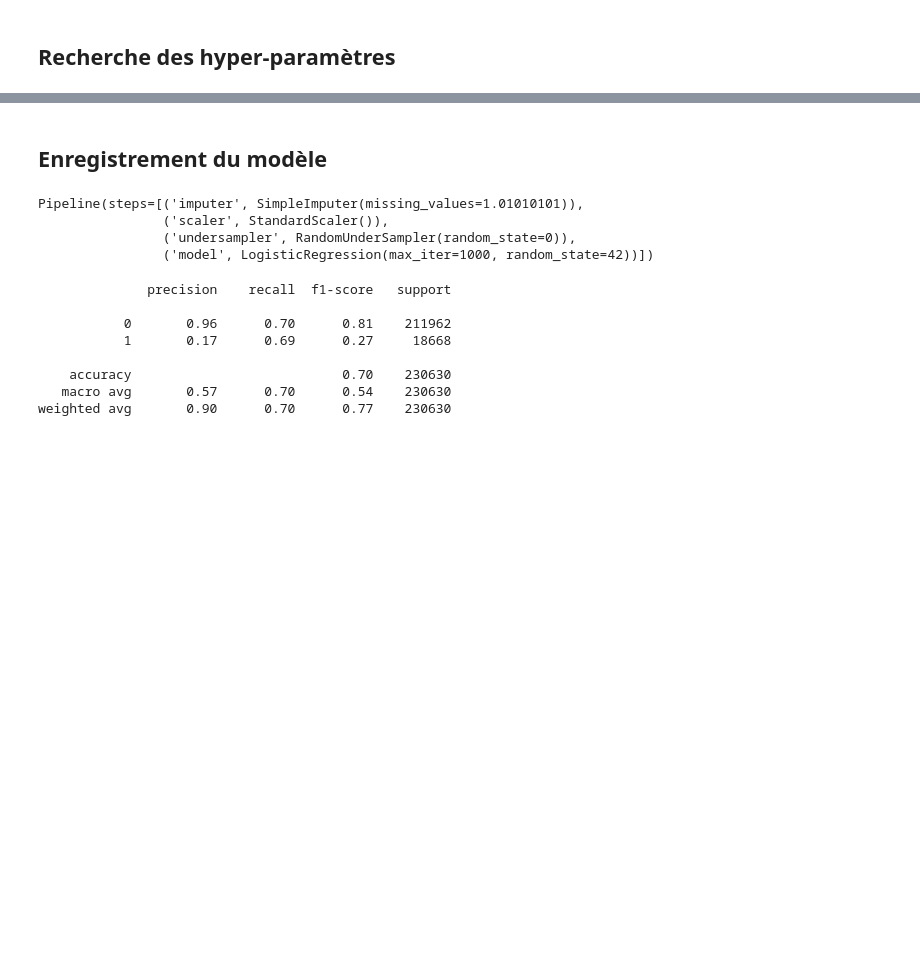
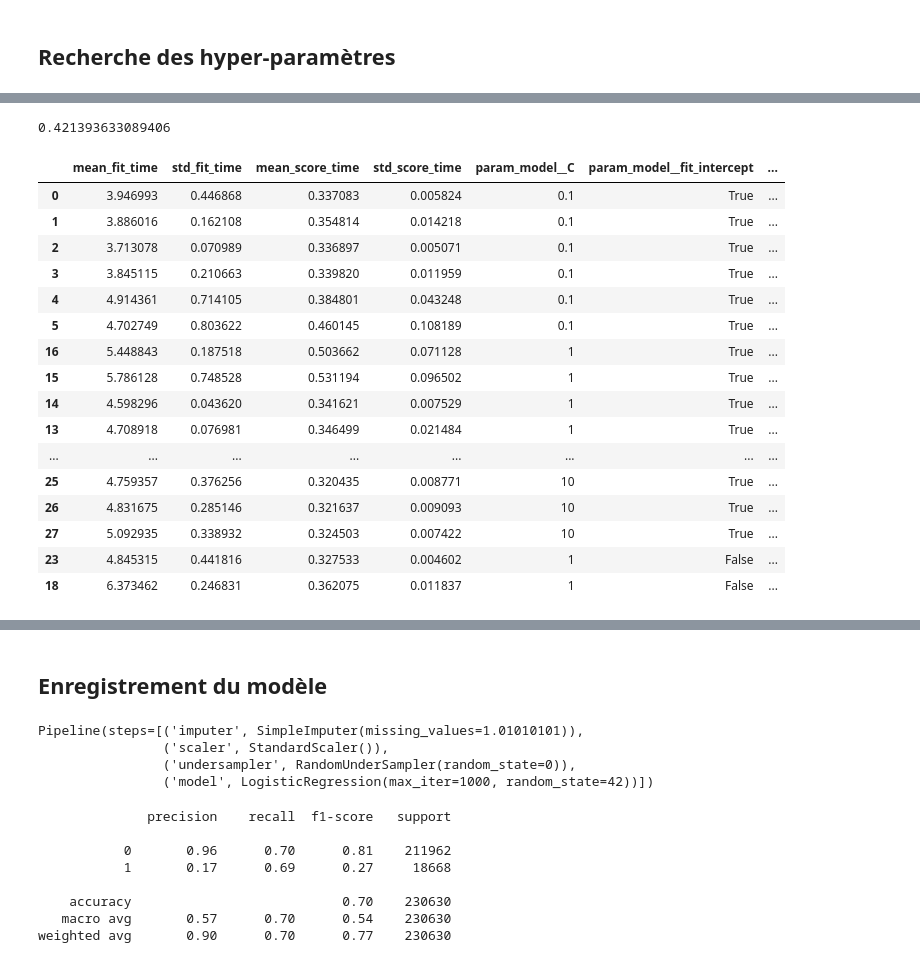
Before and after one commit to gabriel1628/Projet7-Dash, a Jupyter notebook: Modelisation.ipynb, the cells around one changed output, grey strips where cells are left out. Saved outputs shown, nothing was run; the diff lists cells and outputs as text; code cells hidden in the pictures; blank space fills up the shorter version.

Commit message:
'update dashboard.py and Modelisation.ipynb'

```diff
--- a/Modelisation.ipynb
+++ b/Modelisation.ipynb
@@ -801,0 +841,13 @@ cv_results.head()
+# %%
+params = {'solver': 'lbfgs', #'liblinear', 'newton-cg'
+          }
+param_grid = {'model__tol': [1e-5, 1e-4, 1e-3],
+              'model__C': [0.1, 1, 10],
+              #'model__penalty': ['l1', 'l2'],
+              'model__fit_intercept': [True, False],
+              #'model__warm_start': [True, False],
+              }
+
+grid = GridSearchCV(estimator=pipeline, param_grid=param_grid, scoring=f2_scorer, cv=4, verbose=2)
+grid.fit(X_train, y_train)
+cv_results_lbfgs = get_cv_results(grid)
@@ -801,0 +872,24 @@ cv_results.head()
+# %%
+grid.best_score_
+# %% [output]
+0.421393633089406
+# %%
+cv_results_lbfgs.head(20)
+# %% [output]
+|  | mean_fit_time | std_fit_time | mean_score_time | std_score_time | param_model__C | param_model__fit_intercept | ... |
+| 0 | 3.946993 | 0.446868 | 0.337083 | 0.005824 | 0.1 | True | ... |
+| 1 | 3.886016 | 0.162108 | 0.354814 | 0.014218 | 0.1 | True | ... |
+| 2 | 3.713078 | 0.070989 | 0.336897 | 0.005071 | 0.1 | True | ... |
+| 3 | 3.845115 | 0.210663 | 0.339820 | 0.011959 | 0.1 | True | ... |
+| 4 | 4.914361 | 0.714105 | 0.384801 | 0.043248 | 0.1 | True | ... |
+| 5 | 4.702749 | 0.803622 | 0.460145 | 0.108189 | 0.1 | True | ... |
+| 16 | 5.448843 | 0.187518 | 0.503662 | 0.071128 | 1 | True | ... |
+| 15 | 5.786128 | 0.748528 | 0.531194 | 0.096502 | 1 | True | ... |
+| 14 | 4.598296 | 0.043620 | 0.341621 | 0.007529 | 1 | True | ... |
+| 13 | 4.708918 | 0.076981 | 0.346499 | 0.021484 | 1 | True | ... |
+| ... | ... | ... | ... | ... | ... | ... | ... |
+| 25 | 4.759357 | 0.376256 | 0.320435 | 0.008771 | 10 | True | ... |
+| 26 | 4.831675 | 0.285146 | 0.321637 | 0.009093 | 10 | True | ... |
+| 27 | 5.092935 | 0.338932 | 0.324503 | 0.007422 | 10 | True | ... |
+| 23 | 4.845315 | 0.441816 | 0.327533 | 0.004602 | 1 | False | ... |
+| 18 | 6.373462 | 0.246831 | 0.362075 | 0.011837 | 1 | False | ... |
```
Also changed, not shown: parts of 30 cells of this notebook, 1 other file.
